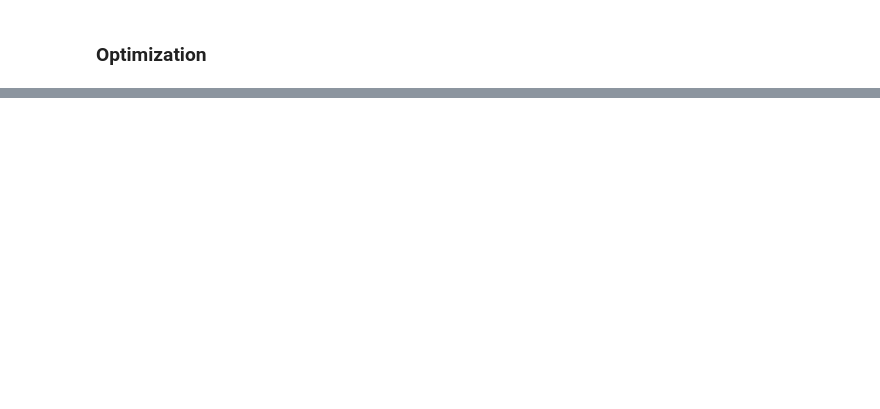
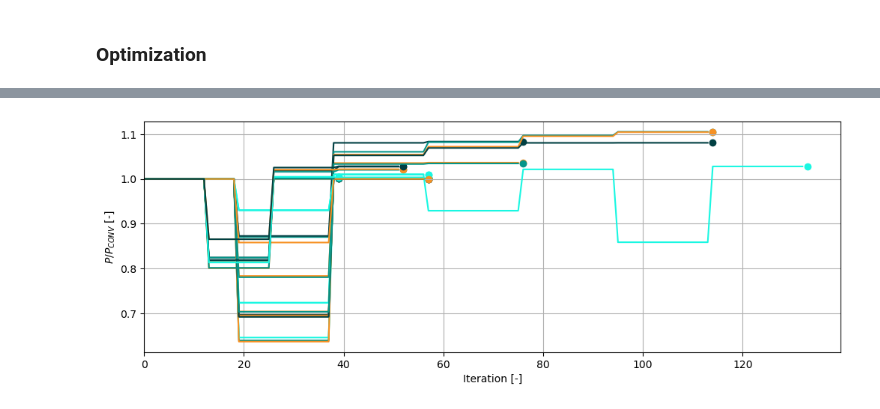
Before and after one commit to chrisosse/TouchWind_Optimization_Framework, a Jupyter notebook: framework_test.ipynb, the cells around one changed output, grey strips where cells are left out. Cells and saved outputs as stored; diff of their text form; code cells hidden in the pictures; blank space fills up the shorter version.

Commit message:
Make optimization working

```diff
--- a/framework_test.ipynb
+++ b/framework_test.ipynb
@@ -25,6 +25,8 @@ import visualization as viz
 
 # Import models
 from floris.tools import FlorisInterface as floris
+
+colors = ['#F79123', '#014043', '#059589', '#19F7E2']
 # %%
 class LES:
     '''
@@ -296,8 +298,14 @@ class CCM:
         turbines: dict,
     ):
         # Get yaw and tilt angles flattened and adjust for number of wind conditions
-        yaw_angles = turbines['yaw_i'].flatten()[None, None]
-        tilt_angles = turbines['tilt_i'].flatten()[None, None]
+        yaw_angles = turbines['yaw_i']#.flatten()[None, None]
+        tilt_angles = turbines['tilt_i']#.flatten()[None, None]
+
+        # Ensure yaw and tilt have right dimensions
+        if len(np.shape(yaw_angles)) == 1:
+            yaw_angles = yaw_angles[None, None]
+        if len(np.shape(tilt_angles)) == 1:
+            tilt_angles = tilt_angles[None, None]
 
         # Create copy of farm so initial farm is not messed up
         farm_copy = self.farm.copy()
@@ -927,17 +984,3 @@ len(downwind_masks[0]) - sum(downwind_masks[0])
-# %%
-optimization = Optimization(
-    case=optimization_case,
-    wd=270,
-    vars=optimization_parameters,
-    mask=downwind_masks[0],
-    method='SLSQP',
-    penalty=True,
-    total_power_conv=1e6,
-    downwind_values=downwind_values,
-    n_particles=1,
-    n_discretized_wds=1,
-    sigma_wd=2.5,
-)
 # %%
 # Optimization algorithm
 
@@ -1078,0 +1156,15 @@ floris.tools.floris_interface.FlorisInterface WARNING The only unique hub-height
+# %%
+fig = plt.figure()
+fig.set_size_inches(12, 4)
+ax = fig.add_subplot(1, 1, 1)
+for i in range(len(df_optimization)):
+    values = df_optimization['function_values'].iloc[i] / df_optimization['function_values'].iloc[i][0]
+    ax.plot(values, color=colors[i%len(colors)])
+    ax.scatter(len(values), values[-1], color=colors[i%len(colors)])
+ax.set_xlabel('Iteration [-]')
+ax.set_ylabel('$P/P_{CONV}$ [-]')
+ax.grid()
+ax.set_xlim(0,)
+plt.show()
+# %% [output]
+[figure, added]
```
Also changed, not shown: parts of 8 cells of this notebook.
